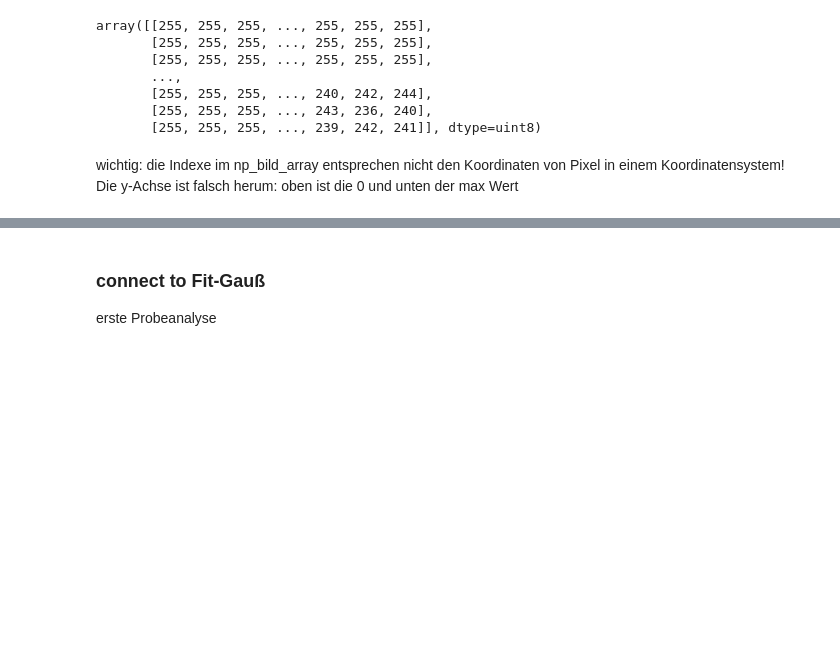
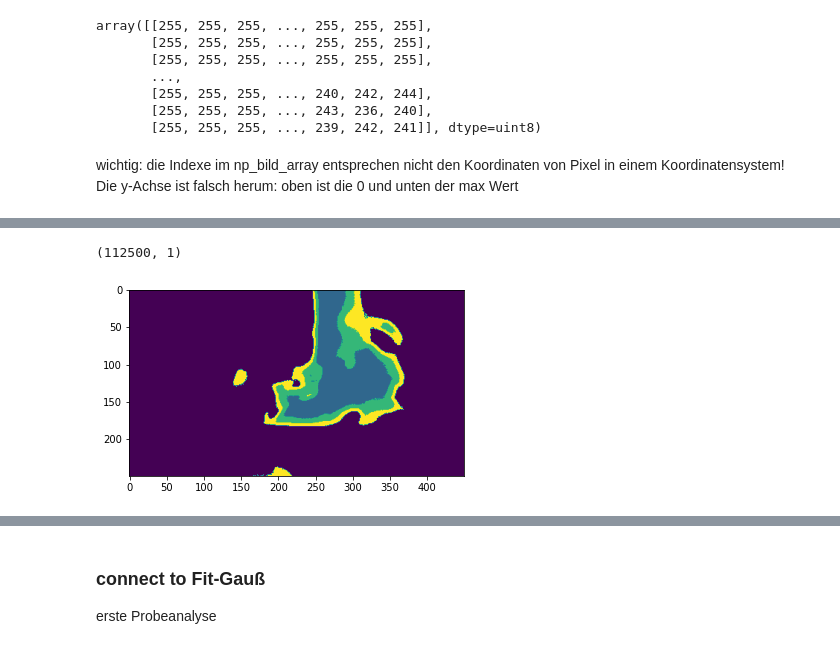
Before and after one commit to claryguru/BA_epics_camera, a Jupyter notebook: Jupiter/Datenanalyse.ipynb, the cells around one changed output, grey strips where cells are left out. Saved outputs shown, nothing was run; the diff lists cells and outputs as text; code cells hidden in the pictures; blank space fills up the shorter version.

```diff
--- a/Jupiter/Datenanalyse.ipynb
+++ b/Jupiter/Datenanalyse.ipynb
@@ -110,2 +163,20 @@ from scipy.ndimage import label
+# %%
+w, h = original_shape = tuple(middle.shape)
+example_np_shaped = np.reshape(middle, (w * h, 1))
+print(example_np_shaped.shape)
+#print(example_np_shaped)
+
+#apperently Kmeans is more efficient, wenn der Wertebereich so klein ist
+fit_ready = np.array(example_np_shaped, dtype=np.float64) / 255
+#print(fit_ready)
+exam_cluster = cluster(fit_ready, 4)
+#print(exam_cluster)
+
+final_exam_cluster = exam_cluster.reshape(w, h, -1)
+plt.imshow(final_exam_cluster)
+plt.show()
+# %% [output]
+(112500, 1)
+[figure, added]
 # %%
 #label  example np middle
```
Also changed, not shown: parts of 9 cells of this notebook, 1 other file.
